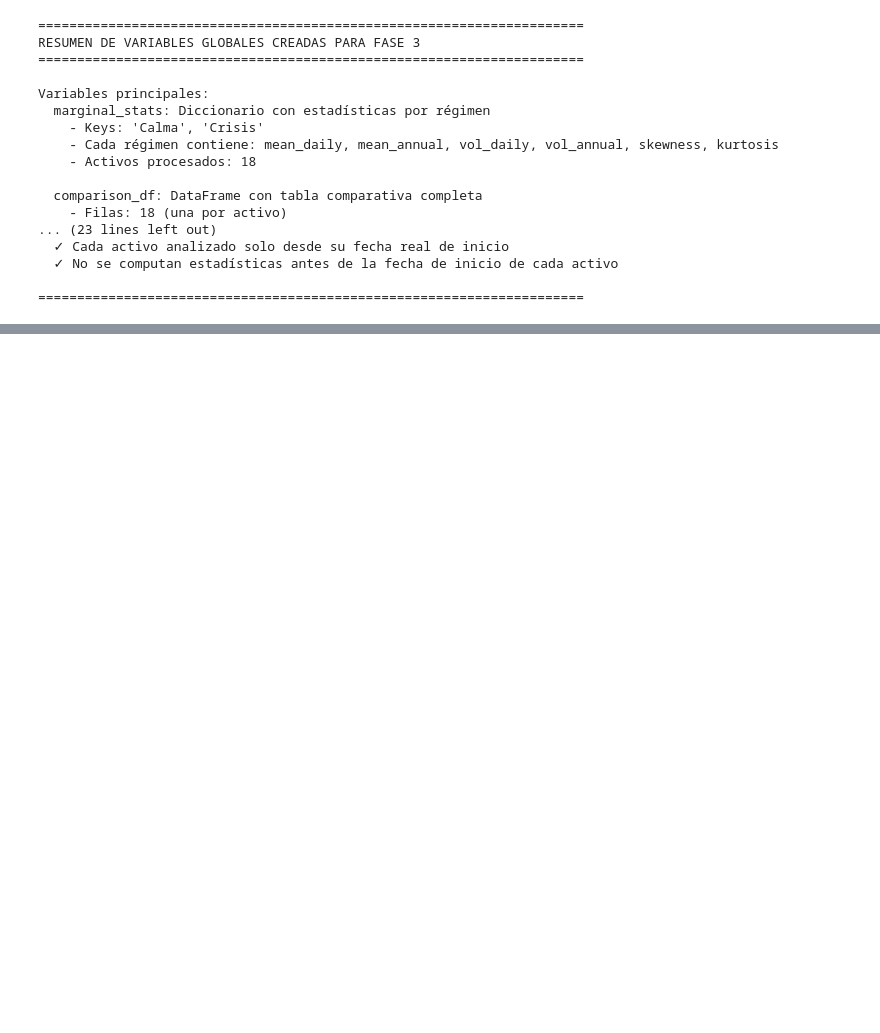
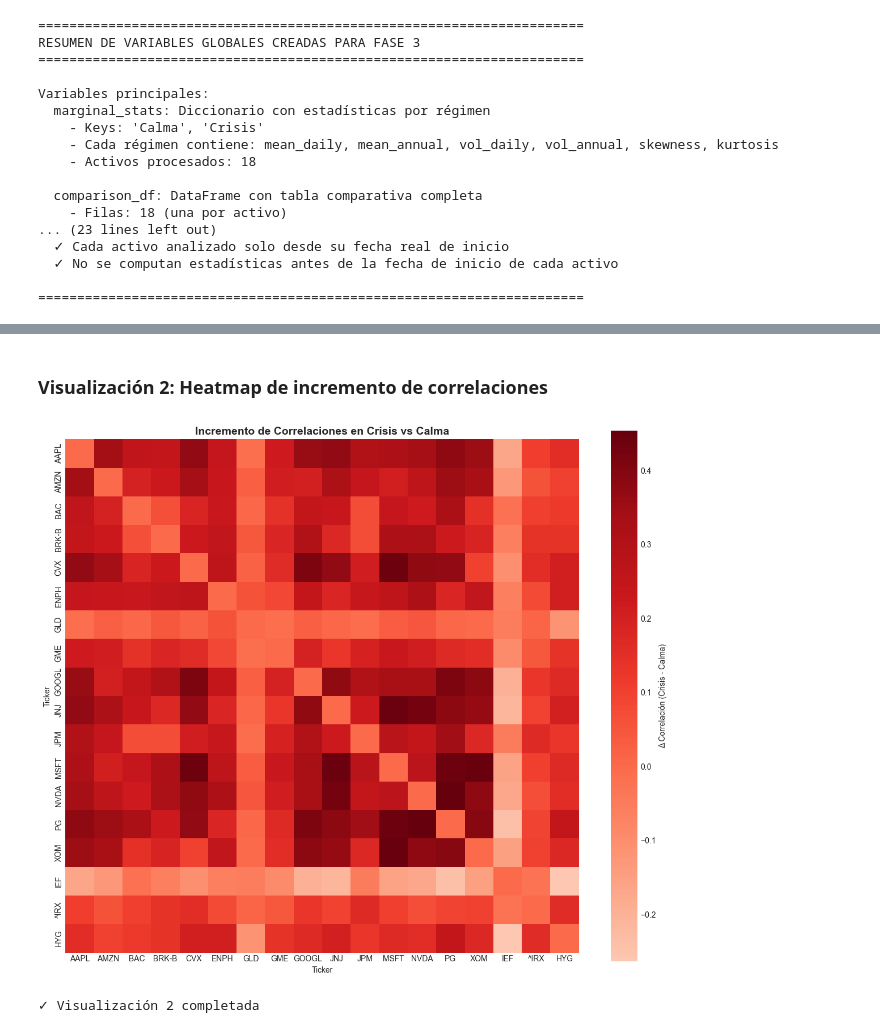
Before and after one commit to Romequinco/TAREA_GESTION_RIESGO, a Jupyter notebook: Tarea_riesgos.ipynb, the cells around one changed output, grey strips where cells are left out. Cells and saved outputs as stored; diff of their text form; code cells hidden in the pictures; blank space fills up the shorter version.

```diff
--- a/Tarea_riesgos.ipynb
+++ b/Tarea_riesgos.ipynb
@@ -2743,0 +2848,32 @@ Variables principales:
+# %%
+# Incremento de correlaciones en crisis
+corr_increase = corr_crisis - corr_calm
+
+# Pares con mayor incremento
+upper_tri_indices = np.triu_indices_from(corr_increase.values, k=1)
+corr_changes = []
+
+for i, j in zip(upper_tri_indices[0], upper_tri_indices[1]):
+    ticker_i = available_tickers_for_corr[i]
+    ticker_j = available_tickers_for_corr[j]
+    corr_changes.append({
+        'Asset_1': ticker_i,
+        'Asset_2': ticker_j,
+        'Corr_Calm': corr_calm.iloc[i, j],
+        'Corr_Crisis': corr_crisis.iloc[i, j],
+        'Delta': corr_increase.iloc[i, j]
+    })
+
+corr_changes_df = pd.DataFrame(corr_changes).sort_values('Delta', ascending=False)
+
+print("\n" + "="*80)
+print("TOP 10 PARES CON MAYOR INCREMENTO DE CORRELACIÓN EN CRISIS")
+print("="*80)
+print(corr_changes_df.head(10).to_string(index=False))
+
+print(f"\nResumen:")
+print(f"  Pares analizados: {len(corr_changes_df)}")
+print(f"  Pares con incremento > 0.3: {(corr_changes_df['Delta'] > 0.3).sum()}")
+print(f"  Pares con incremento > 0.5: {(corr_changes_df['Delta'] > 0.5).sum()}")
+print(f"  Incremento promedio: {corr_changes_df['Delta'].mean():.3f}")
+print(f"  Incremento máximo: {corr_changes_df['Delta'].max():.3f}")
@@ -2743,0 +3197,17 @@ Variables principales:
+# %% [markdown]
+### Visualización 2: Heatmap de incremento de correlaciones
+# %%
+# Visualización 2: Heatmap de incremento de correlaciones
+fig, ax = plt.subplots(figsize=(12, 10))
+
+sns.heatmap(corr_increase, annot=False, cmap='Reds', center=0,
+            square=True, cbar_kws={'label': 'Δ Correlación (Crisis - Calma)'}, ax=ax)
+ax.set_title('Incremento de Correlaciones en Crisis vs Calma', fontsize=14, fontweight='bold')
+
+plt.tight_layout()
+plt.show()
+
+print("✓ Visualización 2 completada")
+# %% [output]
+[figure, added]
+✓ Visualización 2 completada
```
Also changed, not shown: parts of 37 cells of this notebook, 1 other file.
